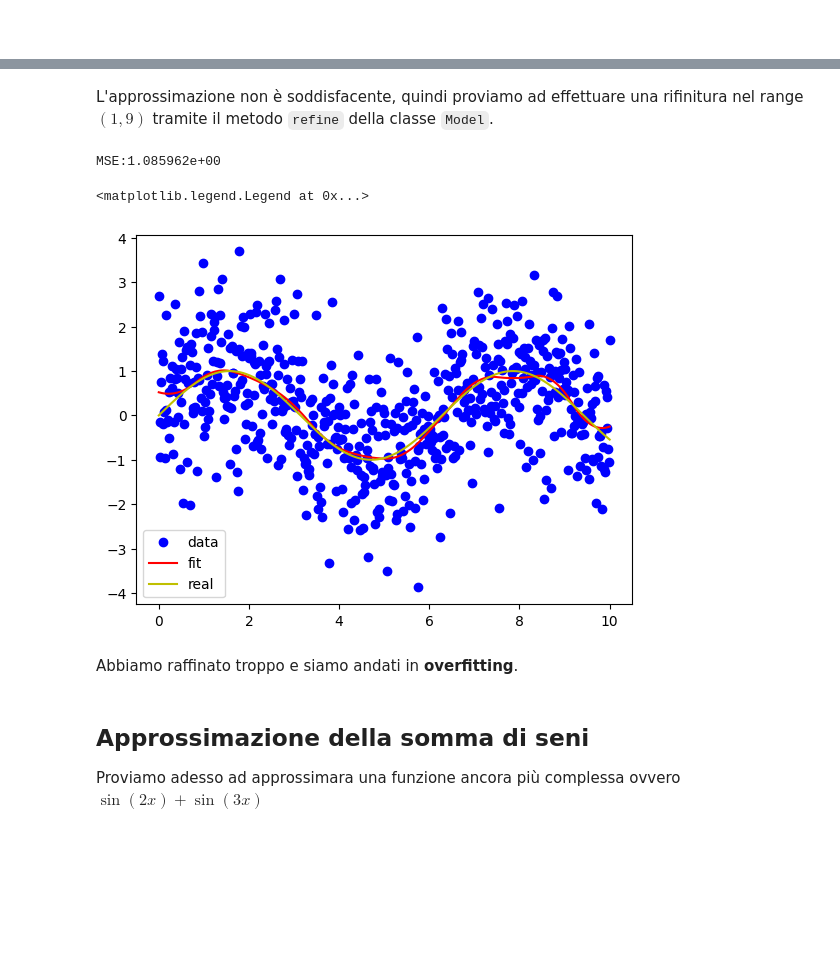
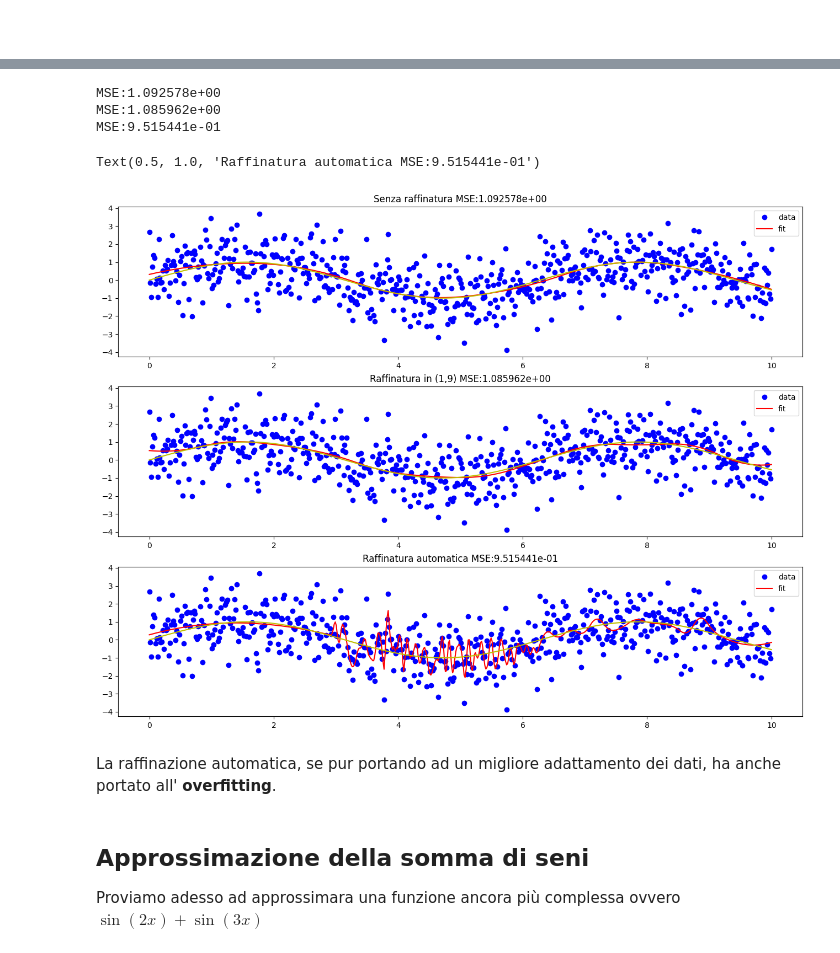
Before and after one commit to cMancio00/B-Spline, a Jupyter notebook: esempi.ipynb, the cells around one changed output, grey strips where cells are left out. Saved outputs shown, nothing was run; the diff lists cells and outputs as text; code cells hidden in the pictures; blank space fills up the shorter version.

```diff
--- a/esempi.ipynb
+++ b/esempi.ipynb
@@ -187,15 +175,31 @@ MSE:1.092578e+00
-# %% [markdown]
-L'approssimazione non è soddisfacente, quindi proviamo ad effettuare una rifinitura nel range $(1,9)$ tramite il metodo `refine` della classe `Model`.
-# %%
-model.refine((2,8)).plot()
-plt.plot(x, y_real, "y-", label="real")
-plt.legend(loc="best")
-# %% [output]
-MSE:1.085962e+00
-<matplotlib.legend.Legend at 0x...>
-[figure, removed]
-# %% [markdown]
-Abbiamo raffinato troppo e siamo andati in **overfitting**.
+# %%
+model = Model(
+    base=hb,
+    data=data
+).fit()
+
+model_auto = deepcopy(model)
+
+fig, ax = plt.subplots(3, 1, figsize=(16,12))
+model.plot(ax[0])
+ax[0].plot(x, y_real, "y-", label="real")
+ax[0].set_title("Senza raffinatura"+" MSE:"+"{:e}".format(model.mse))
+
+model.refine((2,8)).plot(ax[1])
+ax[1].plot(x, y_real, "y-", label="real")
+ax[1].set_title("Raffinatura in (1,9)"+" MSE:"+"{:e}".format(model.mse))
+
+model_auto.iterative_refine().plot(ax[2])
+ax[2].plot(x, y_real, "y-", label="real")
+ax[2].set_title("Raffinatura automatica"+" MSE:"+"{:e}".format(model_auto.mse))
+# %% [output]
+MSE:1.092578e+00
+MSE:1.085962e+00
+MSE:9.515441e-01
+Text(0.5, 1.0, 'Raffinatura automatica MSE:9.515441e-01')
+[figure, added]
+# %% [markdown]
+La raffinazione automatica, se pur portando ad un migliore adattamento dei dati, ha anche portato all' **overfitting**.
 # %% [markdown]
 ## Approssimazione della somma di seni
 Proviamo adesso ad approssimara una funzione ancora più complessa ovvero $\sin(2x) + \sin(3x)$
```
Also changed, not shown: parts of 10 cells of this notebook, 5 other files.
